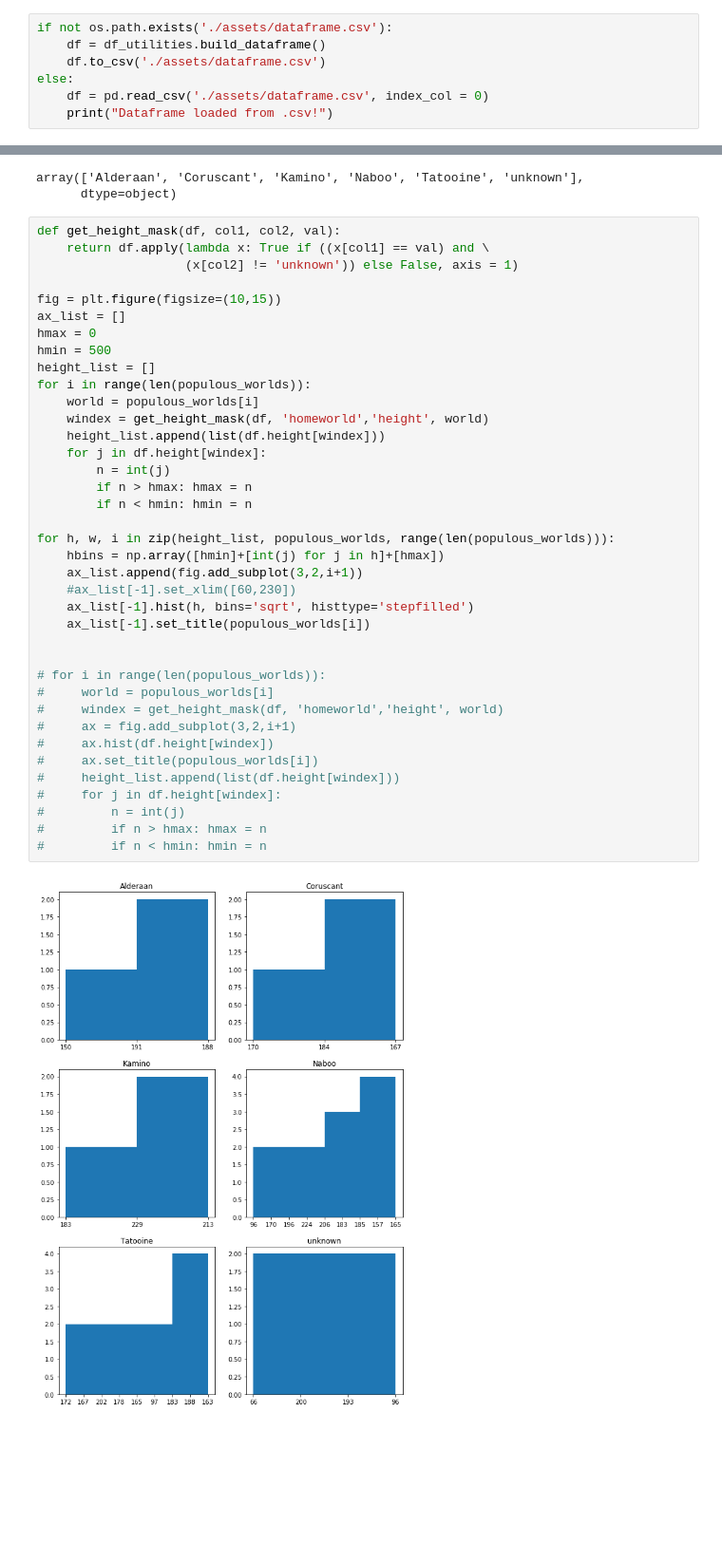
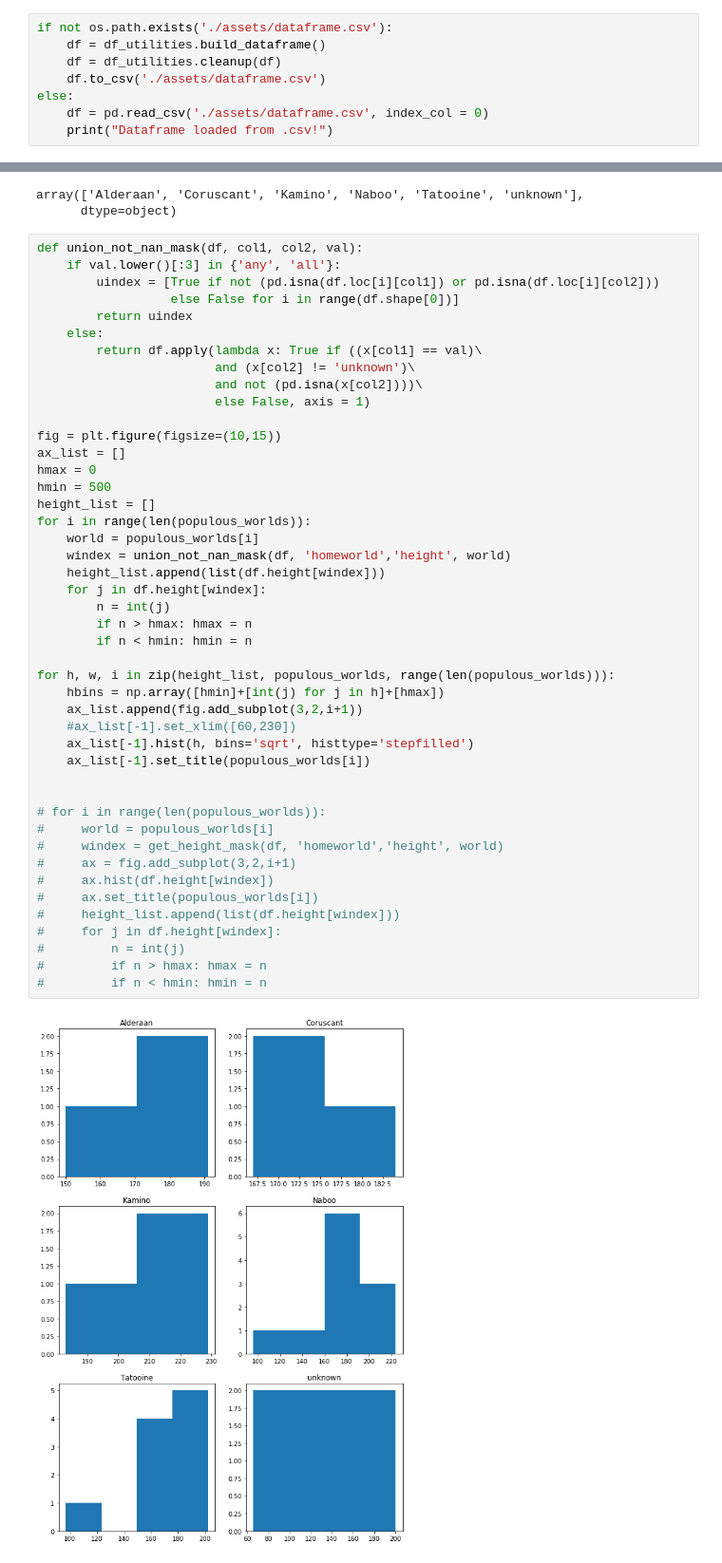
Before and after one commit to timothy-salazar/swapi, a Jupyter notebook: EDA.ipynb, the cells around one changed output, grey strips where cells are left out. Shown at 95% size. Cells and saved outputs as stored; diff of their text form; blank space fills up the shorter version.

```diff
--- a/EDA.ipynb
+++ b/EDA.ipynb
@@ -71,6 +97,7 @@ This takes a little while to run (because I added a delay to be courteous). I'm
 # %%
 if not os.path.exists('./assets/dataframe.csv'):
     df = df_utilities.build_dataframe()
+    df = df_utilities.cleanup(df)
     df.to_csv('./assets/dataframe.csv')
 else:
     df = pd.read_csv('./assets/dataframe.csv', index_col = 0)
@@ -293,9 +358,16 @@ populous_worlds
 array(['Alderaan', 'Coruscant', 'Kamino', 'Naboo', 'Tatooine', 'unknown'],
       dtype=object)
 # %%
-def get_height_mask(df, col1, col2, val):
-    return df.apply(lambda x: True if ((x[col1] == val) and \
-                    (x[col2] != 'unknown')) else False, axis = 1)
+def union_not_nan_mask(df, col1, col2, val):
+    if val.lower()[:3] in {'any', 'all'}:
+        uindex = [True if not (pd.isna(df.loc[i][col1]) or pd.isna(df.loc[i][col2]))
+                  else False for i in range(df.shape[0])]
+        return uindex
+    else:
+        return df.apply(lambda x: True if ((x[col1] == val)\
+                        and (x[col2] != 'unknown')\
+                        and not (pd.isna(x[col2])))\
+                        else False, axis = 1)
 
 fig = plt.figure(figsize=(10,15))
 ax_list = []
@@ -303,35 +375,35 @@ hmax = 0
 hmin = 500
 height_list = []
 for i in range(len(populous_worlds)):
     world = populous_worlds[i]
-    windex = get_height_mask(df, 'homeworld','height', world)
+    windex = union_not_nan_mask(df, 'homeworld','height', world)
     height_list.append(list(df.height[windex]))
     for j in df.height[windex]:
         n = int(j)
         if n > hmax: hmax = n
         if n < hmin: hmin = n
 
 for h, w, i in zip(height_list, populous_worlds, range(len(populous_worlds))):
     hbins = np.array([hmin]+[int(j) for j in h]+[hmax])
     ax_list.append(fig.add_subplot(3,2,i+1))
     #ax_list[-1].set_xlim([60,230])
     ax_list[-1].hist(h, bins='sqrt', histtype='stepfilled')
     ax_list[-1].set_title(populous_worlds[i])
 
 
 # for i in range(len(populous_worlds)):
 #     world = populous_worlds[i]
 #     windex = get_height_mask(df, 'homeworld','height', world)
 #     ax = fig.add_subplot(3,2,i+1)
 #     ax.hist(df.height[windex])
 #     ax.set_title(populous_worlds[i])
 #     height_list.append(list(df.height[windex]))
 #     for j in df.height[windex]:
 #         n = int(j)
 #         if n > hmax: hmax = n
 #         if n < hmin: hmin = n
 # %% [output]
-[figure, old version]
+[figure, new version]
 # %%
 for h,w in zip(height_list, populous_worlds):
     print(w)
```
Also changed, not shown: parts of 54 cells of this notebook, 31 other files.
